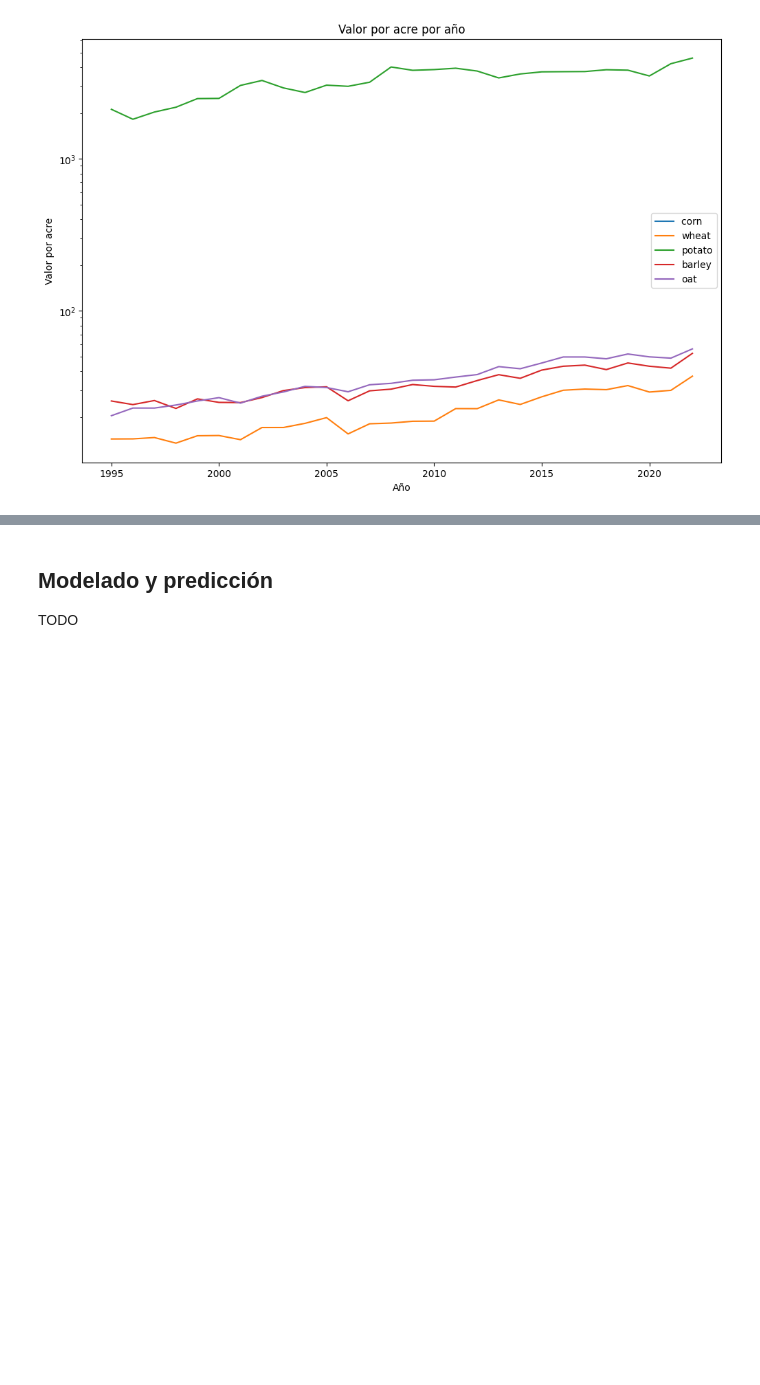
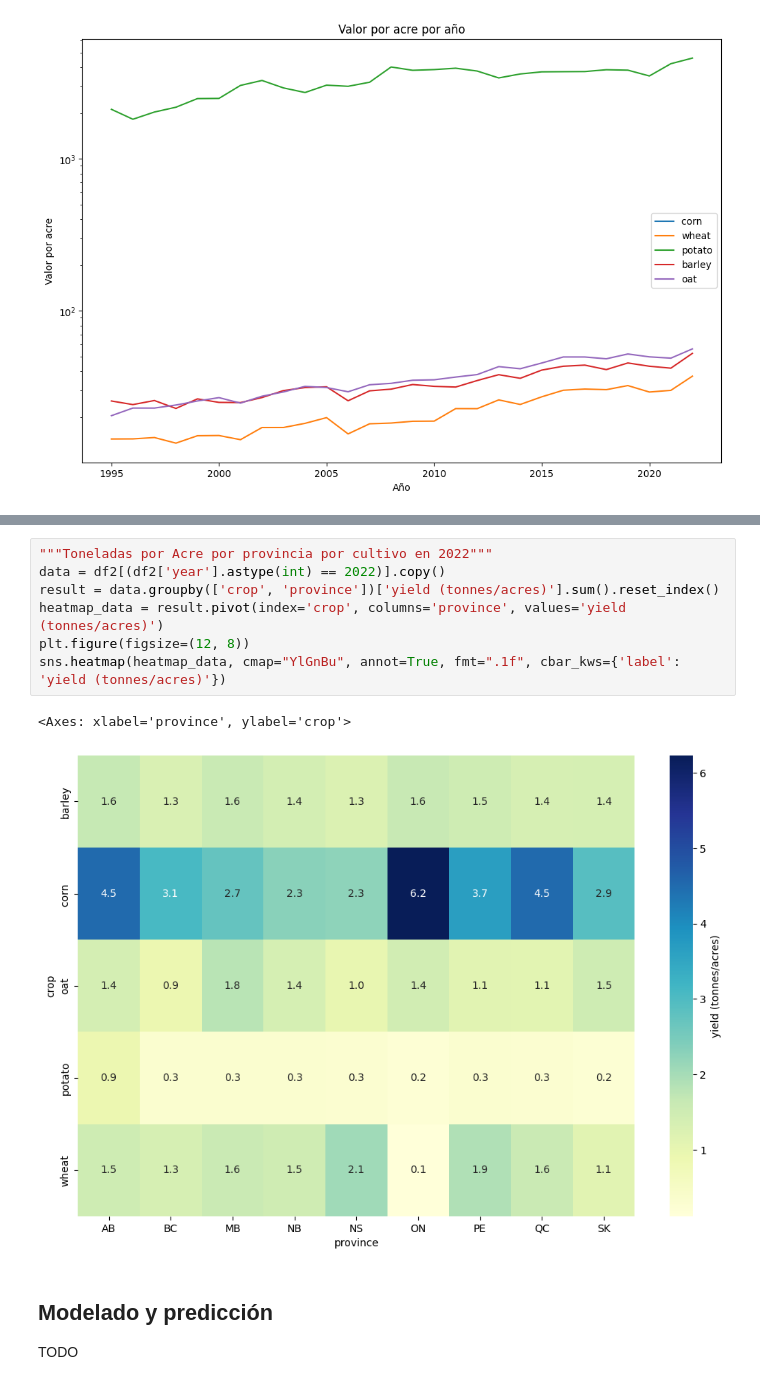
Before and after one commit to FlavioLionelRita/utn-data-science-labs, a Jupyter notebook: Exercises/05-ProduccionAgricola/lab.ipynb, the cells around one changed output, grey strips where cells are left out. Cells and saved outputs as stored; diff of their text form; blank space fills up the shorter version.

```diff
--- a/Exercises/05-ProduccionAgricola/lab.ipynb
+++ b/Exercises/05-ProduccionAgricola/lab.ipynb
@@ -427,6 +426,16 @@ sns.heatmap(heatmap_data, cmap="YlGnBu", annot=True, fmt=".1f", cbar_kws={'label
 # %% [output]
 <Axes: xlabel='province', ylabel='crop'>
 [figure]
+# %%
+"""Toneladas por Acre por provincia por cultivo en 2022"""
+data = df2[(df2['year'].astype(int) == 2022)].copy()
+result = data.groupby(['crop', 'province'])['yield (tonnes/acres)'].sum().reset_index()
+heatmap_data = result.pivot(index='crop', columns='province', values='yield (tonnes/acres)')
+plt.figure(figsize=(12, 8))
+sns.heatmap(heatmap_data, cmap="YlGnBu", annot=True, fmt=".1f", cbar_kws={'label': 'yield (tonnes/acres)'})
+# %% [output]
+<Axes: xlabel='province', ylabel='crop'>
+[figure, added]
 # %% [markdown]
 ## Modelado y predicción
 
```
Also changed, not shown: parts of 1 cell of this notebook.
